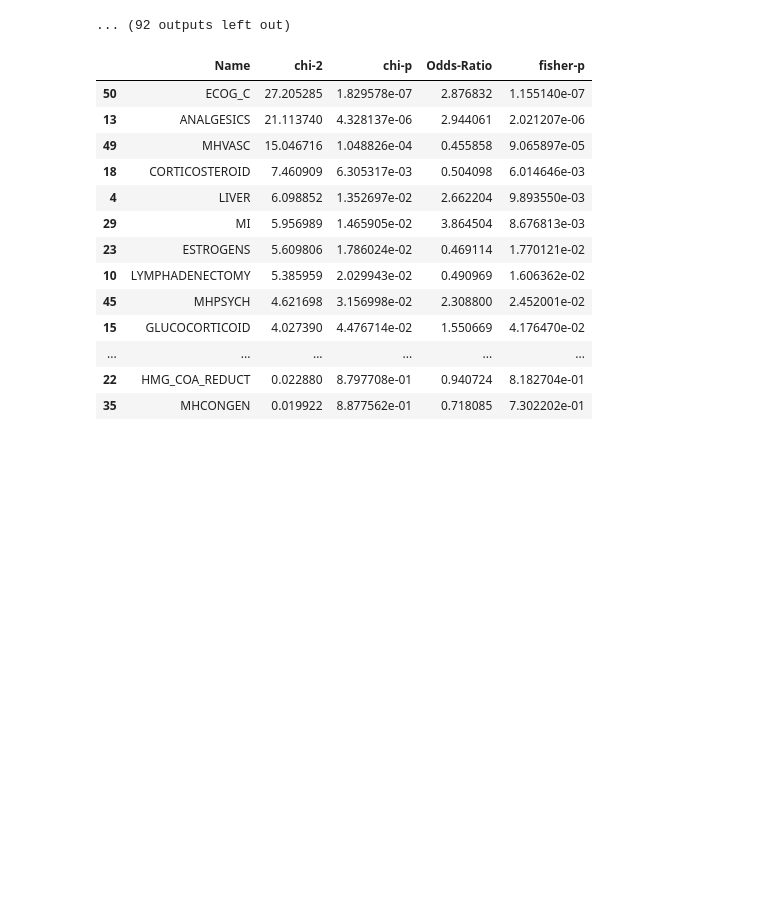
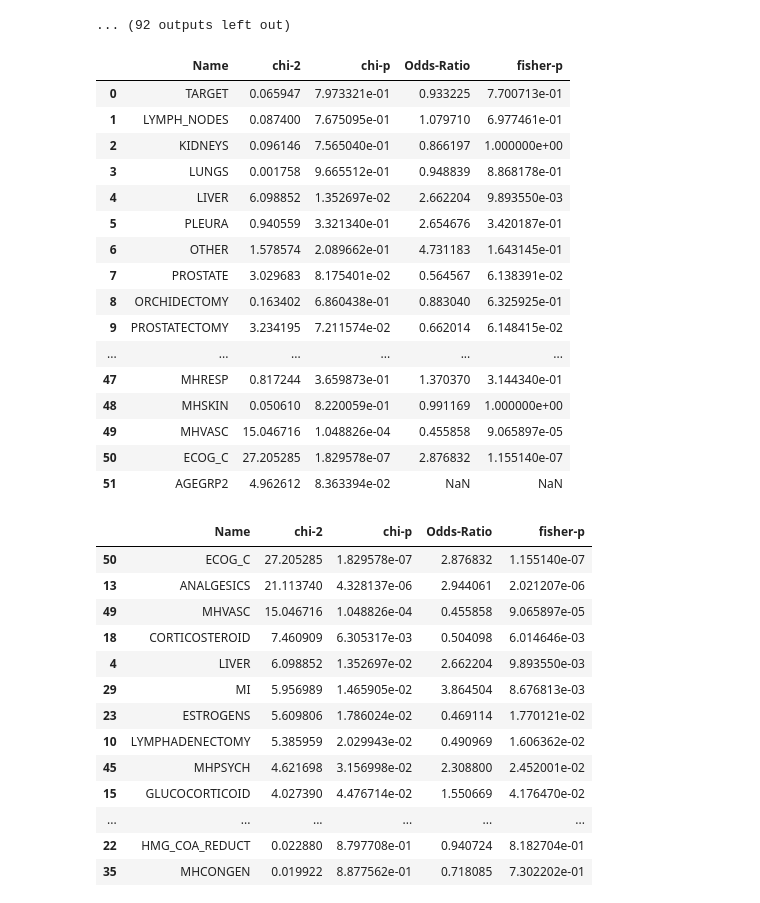
Before and after one commit to belalE/Prostate-Cancer, a Jupyter notebook: prostate-cancer-v2.ipynb, the cells around one changed output. Drawn from its saved outputs; the diff is of its cells as text; code cells hidden in the pictures; blank space fills up the shorter version.

```diff
--- a/prostate-cancer-v2.ipynb
+++ b/prostate-cancer-v2.ipynb
@@ -294,6 +294,26 @@ PLEURA
 | 1 | 278 | 9 | 287 |
 | All | 442 | 11 | 453 |
 ... (92 outputs left out)
+# %%
+binary_stats
+# %% [output]
+|  | Name | chi-2 | chi-p | Odds-Ratio | fisher-p |
+| 0 | TARGET | 0.065947 | 7.973321e-01 | 0.933225 | 7.700713e-01 |
+| 1 | LYMPH_NODES | 0.087400 | 7.675095e-01 | 1.079710 | 6.977461e-01 |
+| 2 | KIDNEYS | 0.096146 | 7.565040e-01 | 0.866197 | 1.000000e+00 |
+| 3 | LUNGS | 0.001758 | 9.665512e-01 | 0.948839 | 8.868178e-01 |
+| 4 | LIVER | 6.098852 | 1.352697e-02 | 2.662204 | 9.893550e-03 |
+| 5 | PLEURA | 0.940559 | 3.321340e-01 | 2.654676 | 3.420187e-01 |
+| 6 | OTHER | 1.578574 | 2.089662e-01 | 4.731183 | 1.643145e-01 |
+| 7 | PROSTATE | 3.029683 | 8.175401e-02 | 0.564567 | 6.138391e-02 |
+| 8 | ORCHIDECTOMY | 0.163402 | 6.860438e-01 | 0.883040 | 6.325925e-01 |
+| 9 | PROSTATECTOMY | 3.234195 | 7.211574e-02 | 0.662014 | 6.148415e-02 |
+| ... | ... | ... | ... | ... | ... |
+| 47 | MHRESP | 0.817244 | 3.659873e-01 | 1.370370 | 3.144340e-01 |
+| 48 | MHSKIN | 0.050610 | 8.220059e-01 | 0.991169 | 1.000000e+00 |
+| 49 | MHVASC | 15.046716 | 1.048826e-04 | 0.455858 | 9.065897e-05 |
+| 50 | ECOG_C | 27.205285 | 1.829578e-07 | 2.876832 | 1.155140e-07 |
+| 51 | AGEGRP2 | 4.962612 | 8.363394e-02 | NaN | NaN |
 # %%
 binary_stats.sort_values(by='chi-p')
 # %% [output]
```
Also changed, not shown: parts of 2 cells of this notebook.
